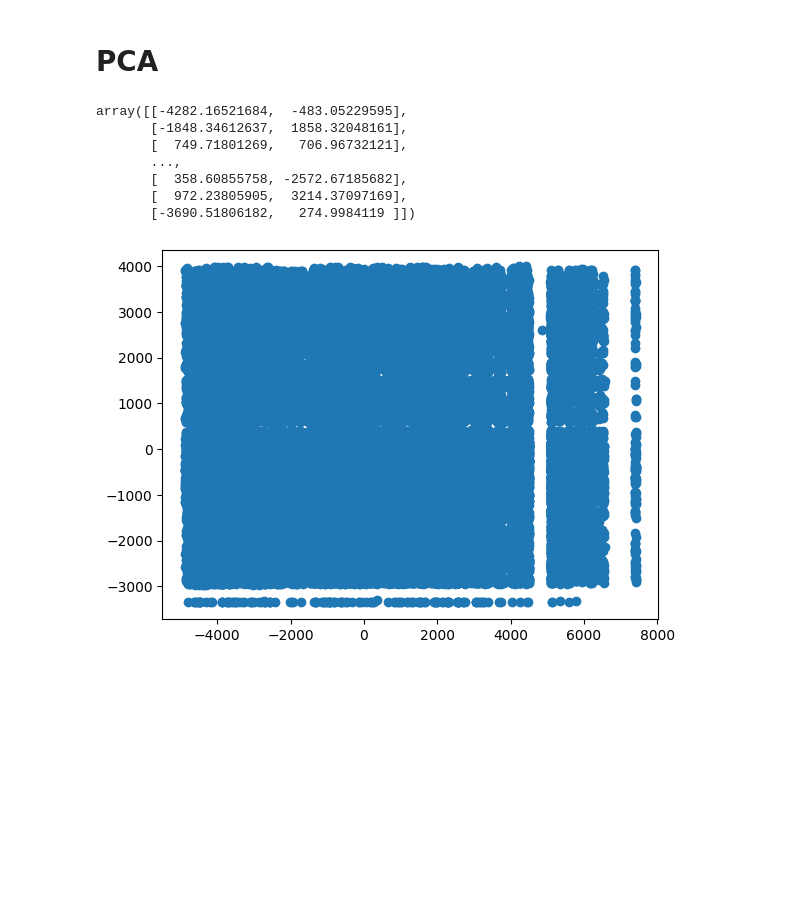
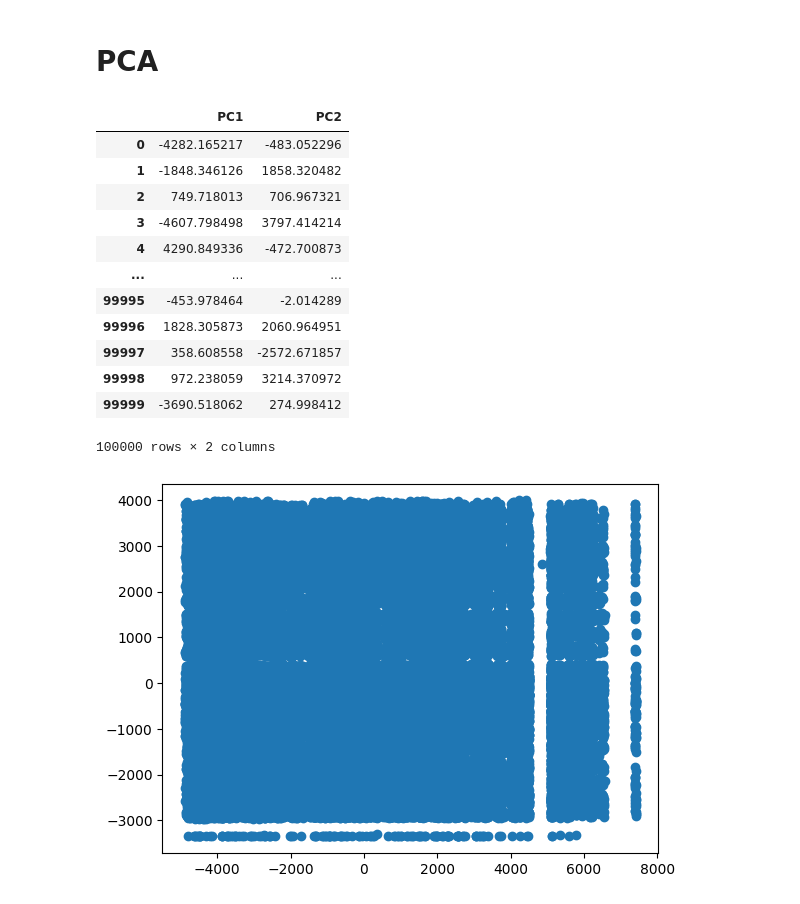
Before and after one commit to MaximosMp/IML_A2, a Jupyter notebook: IML_A2/dimensionality_reduction_a2.ipynb, the cells around one changed output. Cells and saved outputs as stored; diff of their text form; code cells hidden in the pictures; blank space fills up the shorter version.

```diff
--- a/IML_A2/dimensionality_reduction_a2.ipynb
+++ b/IML_A2/dimensionality_reduction_a2.ipynb
@@ -27,16 +44,23 @@ df = df.drop('class', axis=1)
 pca = PCA(n_components=2)
 pca.fit(df)
 transformed = pca.transform(df)
-# %%
-transformed
-# %% [output]
-array([[-4282.16521684,  -483.05229595],
-       [-1848.34612637,  1858.32048161],
-       [  749.71801269,   706.96732121],
-       ...,
-       [  358.60855758, -2572.67185682],
-       [  972.23805905,  3214.37097169],
-       [-3690.51806182,   274.9984119 ]])
+# %%
+transformed_pca = pd.DataFrame(transformed, columns=['PC1', 'PC2'])
+transformed_pca
+# %% [output]
+|  | PC1 | PC2 |
+| 0 | -4282.165217 | -483.052296 |
+| 1 | -1848.346126 | 1858.320482 |
+| 2 | 749.718013 | 706.967321 |
+| 3 | -4607.798498 | 3797.414214 |
+| 4 | 4290.849336 | -472.700873 |
+| ... | ... | ... |
+| 99995 | -453.978464 | -2.014289 |
+| 99996 | 1828.305873 | 2060.964951 |
+| 99997 | 358.608558 | -2572.671857 |
+| 99998 | 972.238059 | 3214.370972 |
+| 99999 | -3690.518062 | 274.998412 |
+100000 rows × 2 columns
 # %%
 # plot the data
 
```
Also changed, not shown: parts of 7 cells of this notebook.
